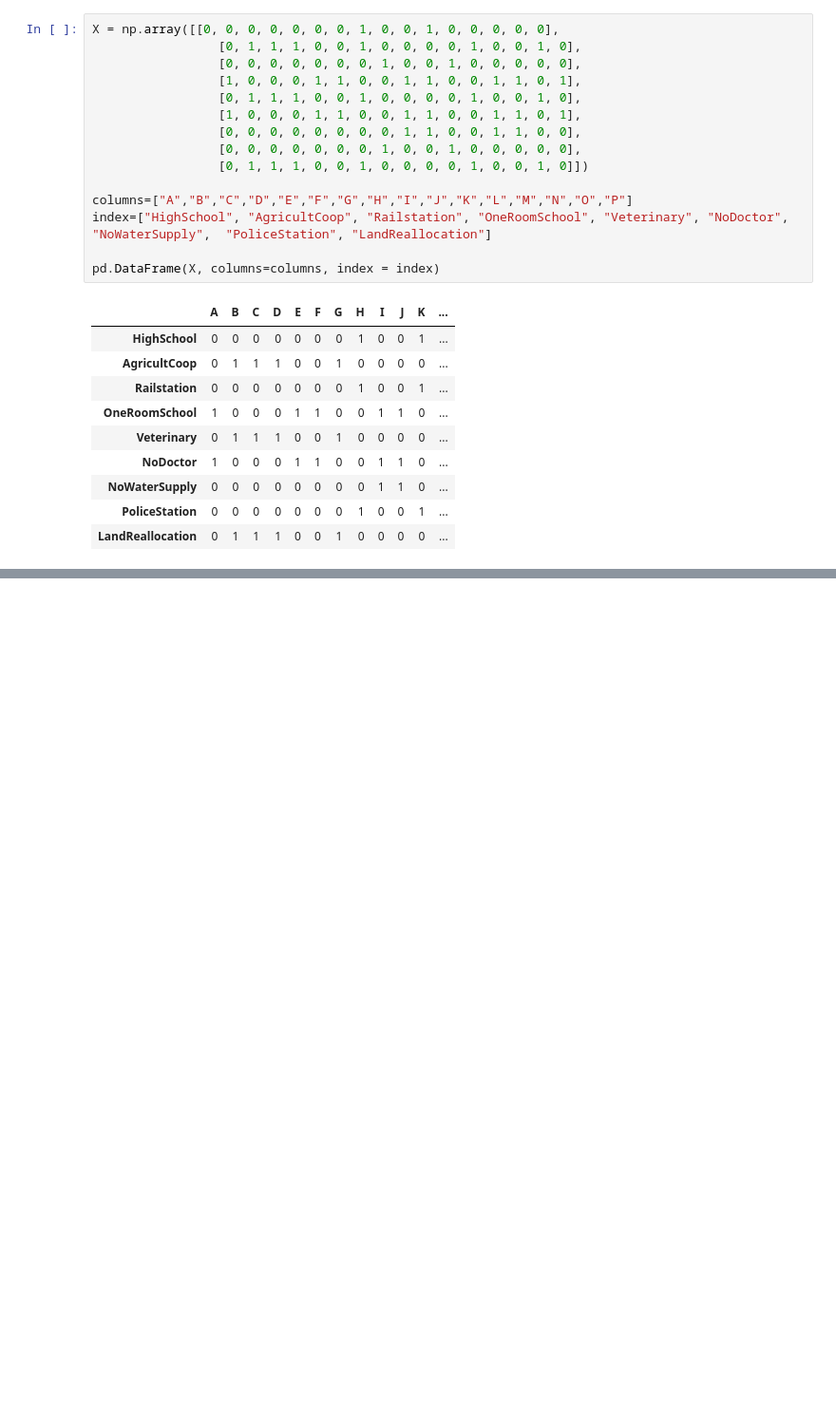
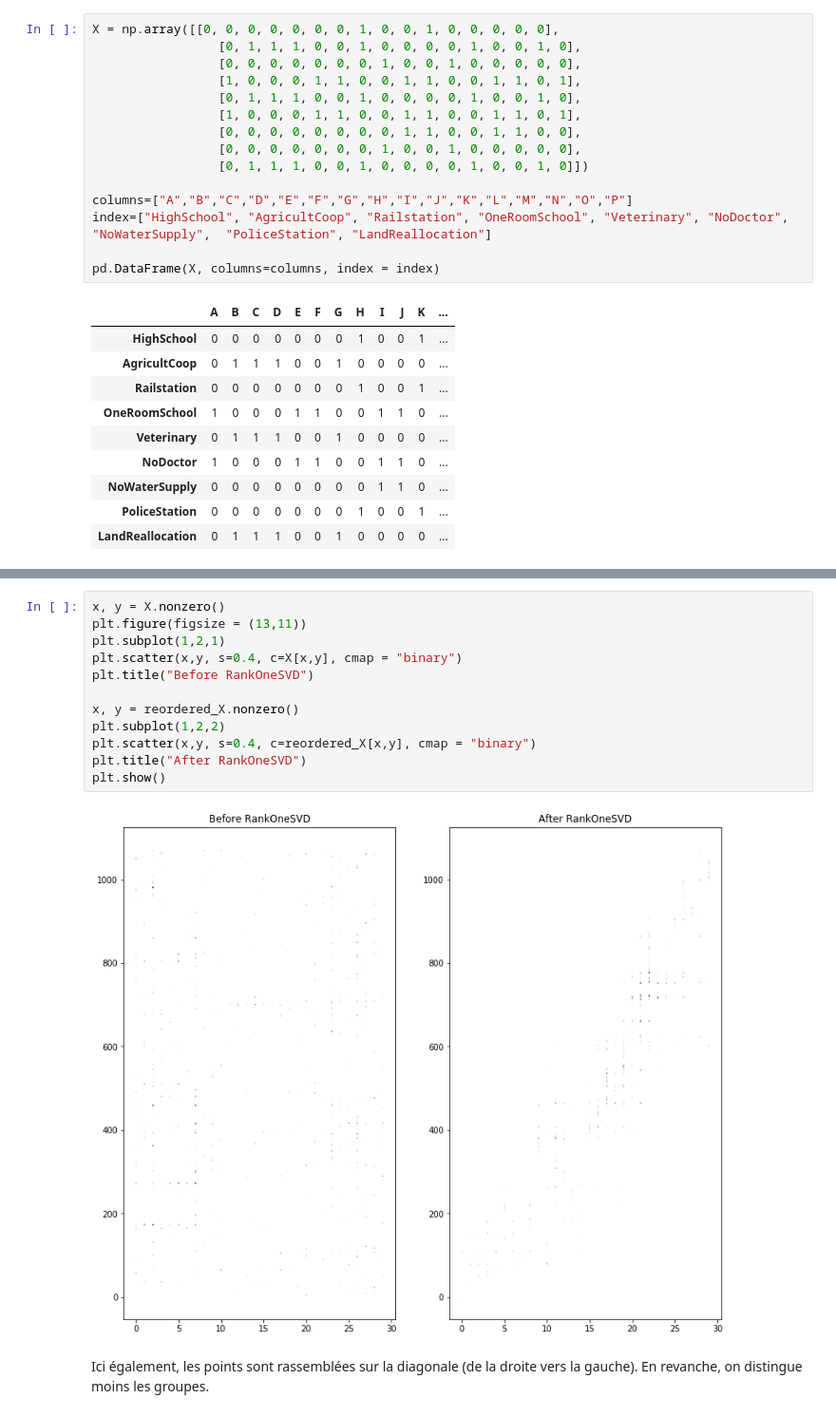
Before and after one commit to miraaitsaada/RankOneSVD, a Jupyter notebook: svd1D.ipynb, the cells around one changed output, grey strips where cells are left out. Shown at 95% size. Drawn from its saved outputs; the diff is of its cells as text; blank space fills up the shorter version.

```diff
--- a/svd1D.ipynb
+++ b/svd1D.ipynb
@@ -134 +233,17 @@ plt.show()
+# %%
+x, y = X.nonzero()
+plt.figure(figsize = (13,11))
+plt.subplot(1,2,1)
+plt.scatter(x,y, s=0.4, c=X[x,y], cmap = "binary")
+plt.title("Before RankOneSVD")
+
+x, y = reordered_X.nonzero()
+plt.subplot(1,2,2)
+plt.scatter(x,y, s=0.4, c=reordered_X[x,y], cmap = "binary")
+plt.title("After RankOneSVD")
+plt.show()
+# %% [output]
+[figure, added]
+# %% [markdown]
+Ici également, les points sont rassemblées sur la diagonale (de la droite vers la gauche). En revanche, on distingue moins les groupes.
 # %% [markdown]
```
Also changed, not shown: parts of 27 cells of this notebook, 2 other files.
